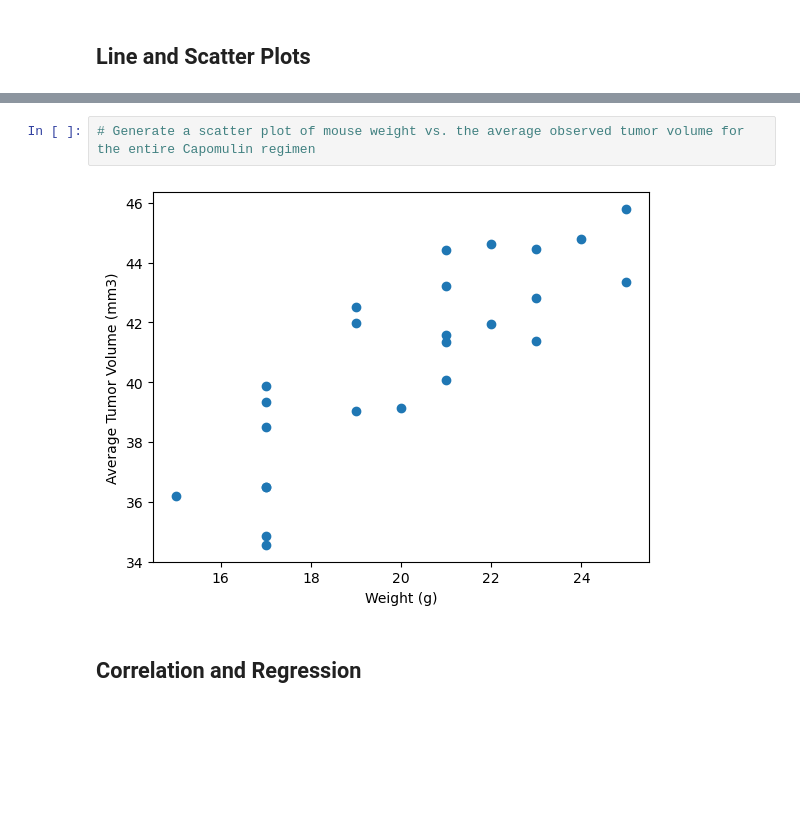
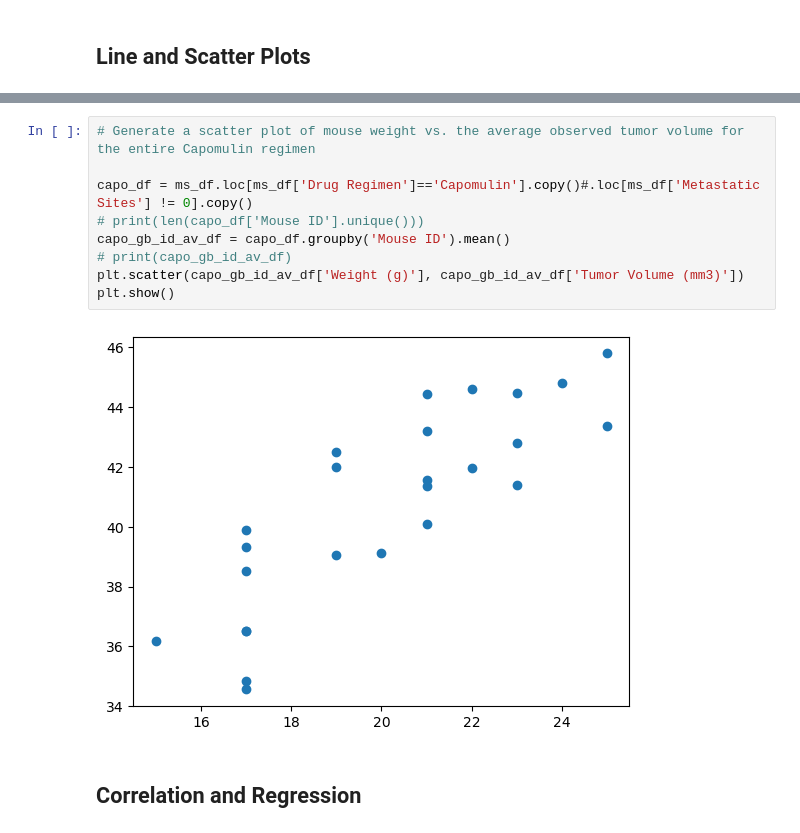
Before and after one commit to cburgyan/pymaceuticals-challenge, a Jupyter notebook: pymaceuticals_starter.ipynb, the cells around one changed output, grey strips where cells are left out. Saved outputs shown, nothing was run; the diff lists cells and outputs as text; blank space fills up the shorter version.

Commit message:
roughly completed calculations and graphing

```diff
--- a/pymaceuticals_starter.ipynb
+++ b/pymaceuticals_starter.ipynb
@@ -253,8 +248,15 @@ plt.show()
 [figure]
 # %%
 # Generate a scatter plot of mouse weight vs. the average observed tumor volume for the entire Capomulin regimen
+
+capo_df = ms_df.loc[ms_df['Drug Regimen']=='Capomulin'].copy()#.loc[ms_df['Metastatic Sites'] != 0].copy()
+# print(len(capo_df['Mouse ID'].unique()))
+capo_gb_id_av_df = capo_df.groupby('Mouse ID').mean()
+# print(capo_gb_id_av_df)
+plt.scatter(capo_gb_id_av_df['Weight (g)'], capo_gb_id_av_df['Tumor Volume (mm3)'])
+plt.show()
 # %% [output]
-[figure, old version]
+[figure, new version]
 # %% [markdown]
 ## Correlation and Regression
 # %%
```
Also changed, not shown: parts of 6 cells of this notebook.
